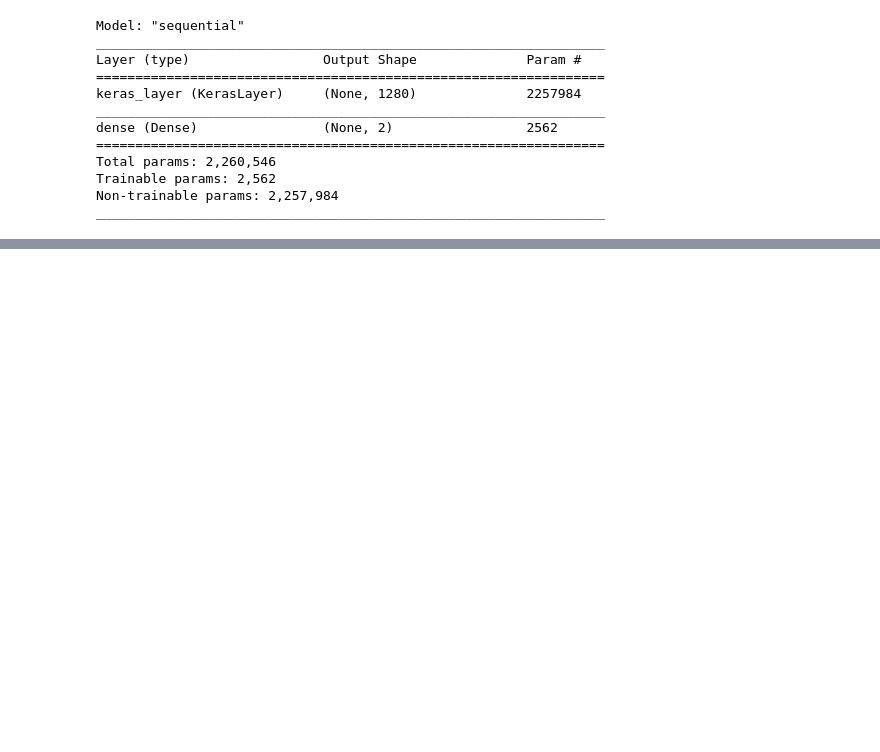
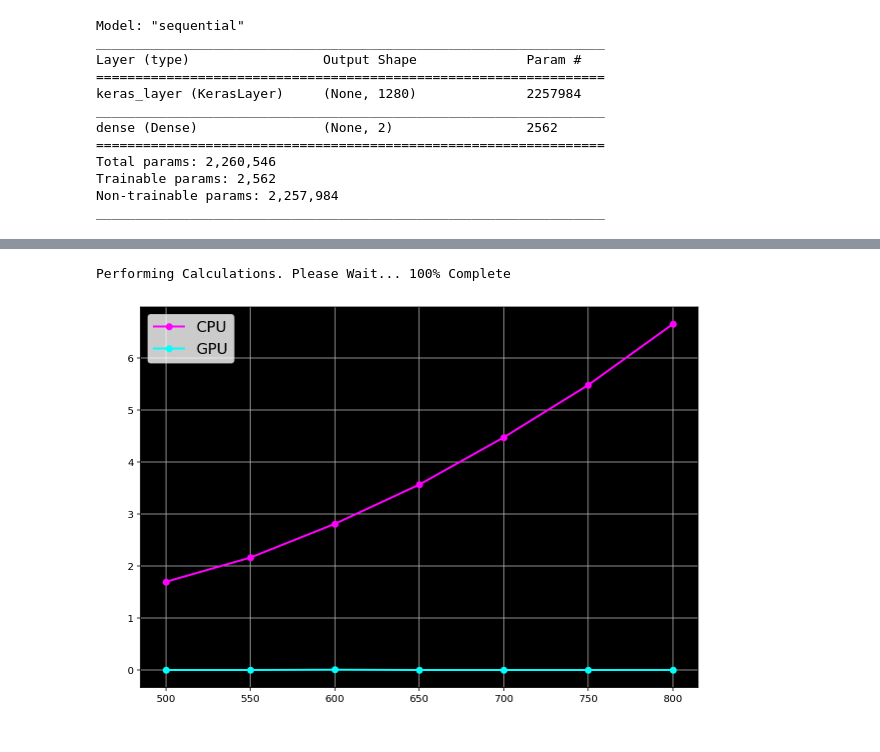
Before and after one commit to dburchill/ML_nano, a Jupyter notebook: tfds01.ipynb, the cells around one changed output, grey strips where cells are left out. Saved outputs shown, nothing was run; the diff lists cells and outputs as text; code cells hidden in the pictures; blank space fills up the shorter version.

```diff
--- a/tfds01.ipynb
+++ b/tfds01.ipynb
@@ -149,0 +152,39 @@ print('Is there a GPU Available:', tf.test.is_gpu_available())
+# %%
+def plot_times(max_size = 650):
+    device_times = {'/GPU:0':[], '/CPU:0':[]}
+    matrix_sizes = range(450, max_size, 50)
+    len_matrix = len(matrix_sizes)
+
+    for i, size in enumerate(matrix_sizes):
+        for device_name in device_times.keys():
+            with tf.device(device_name):
+                m1 = tf.random.uniform(shape=(size,size), dtype=tf.float16)
+                m2 = tf.random.uniform(shape=(size,size), dtype=tf.float16)
+                start_time = time.time()
+                dot_operation = tf.matmul(m2, m1)
+                time_taken = time.time() - start_time
+
+                if i > 0:
+                    device_times[device_name].append(time_taken)
+
+        percent_complete = (i + 1) / len_matrix
+        print('\rPerforming Calculations. Please Wait... {:.0%} Complete'.format(percent_complete), end = '')
+
+    matrix_sizes = matrix_sizes[1:]
+
+    plt.figure(figsize=(10,7))
+
+    plt.plot(matrix_sizes, device_times['/CPU:0'], 'o-', color='magenta', linewidth = 2, label = 'CPU')
+    plt.plot(matrix_sizes, device_times['/GPU:0'], 'o-', color='cyan', linewidth = 2, label='GPU')
+    ax = plt.gca()
+    ax.set_facecolor('black')
+    plt.grid()
+    plt.ylabel('Time (s)', color='white', fontsize = 20)
+    plt.xlabel('Matrix size',  color='white', fontsize = 20)
+    plt.legend(prop={'size': 15})
+    plt.show()
+
+plot_times(850)
+# %% [output]
+Performing Calculations. Please Wait... 100% Complete
+[figure, added]
```
Also changed, not shown: parts of 3 cells of this notebook.
